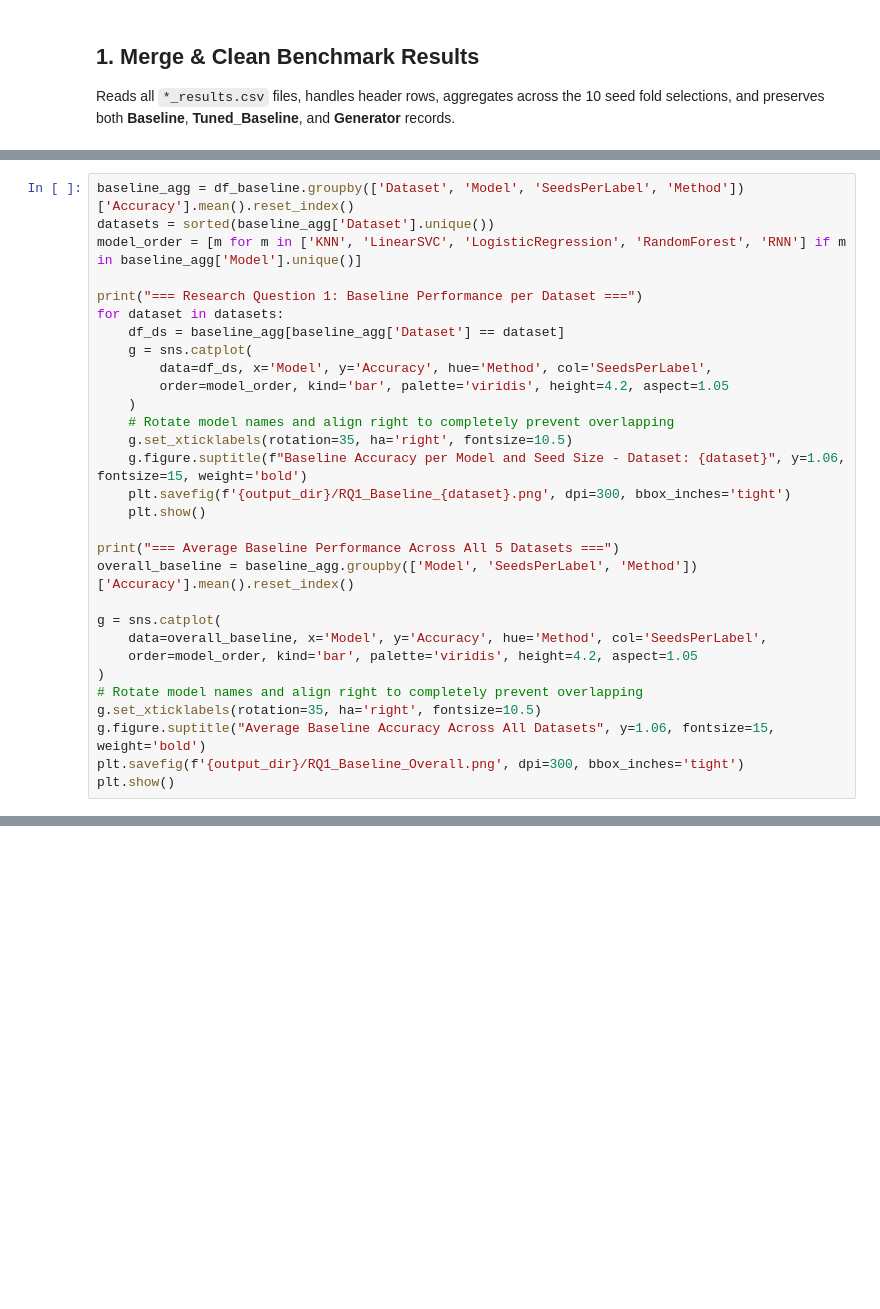
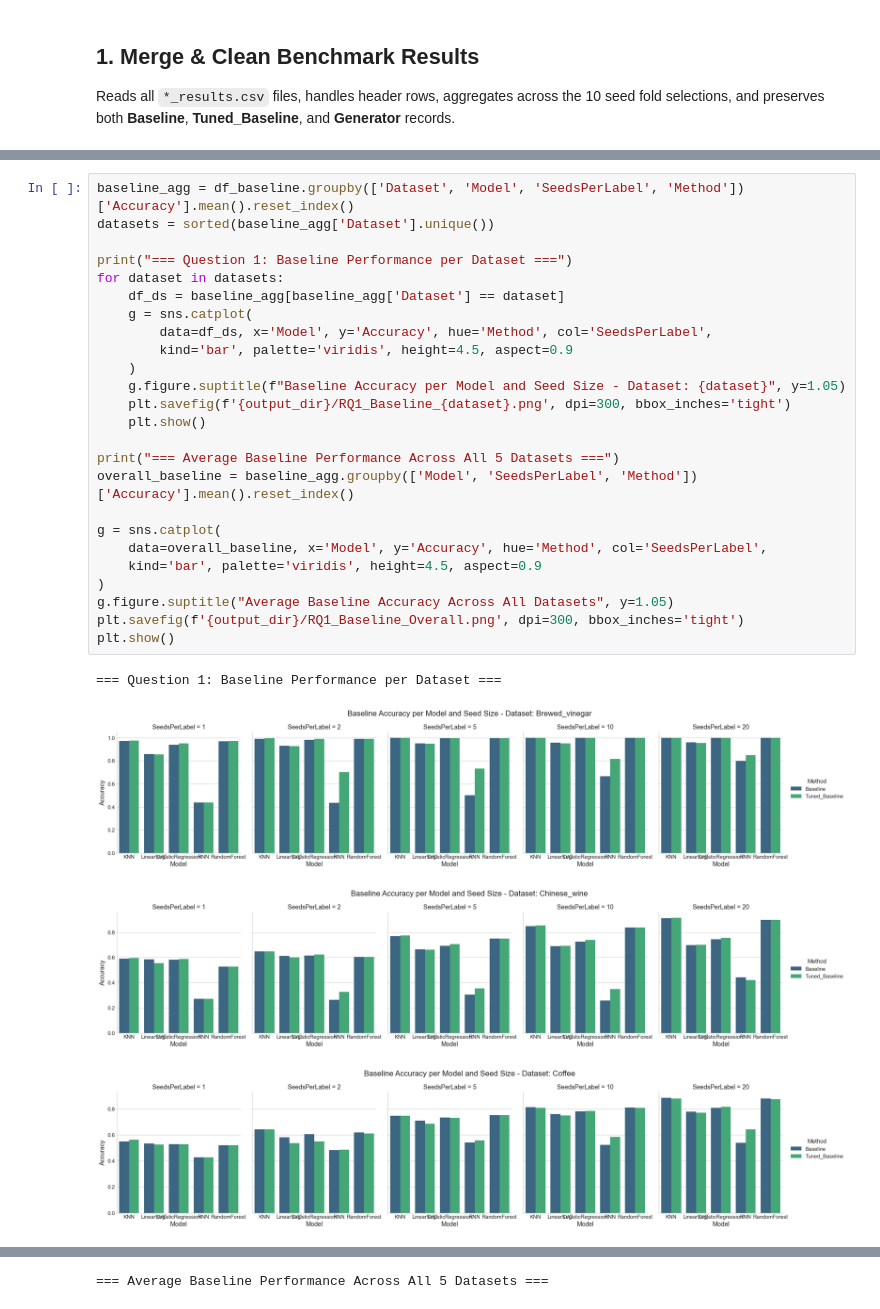
Before and after one commit to pdtrung1994/Synthesis-Data-Gen, a Jupyter notebook: Visualization/Visualization.ipynb, the cells around one changed output, grey strips where cells are left out. Cells and saved outputs as stored; diff of their text form; blank space fills up the shorter version.

Commit message:
update visualization

```diff
--- a/Visualization/Visualization.ipynb
+++ b/Visualization/Visualization.ipynb
@@ -140,30 +349,30 @@ Compares raw `Baseline` vs. `Tuned_Baseline` across initial seed sizes (1, 2, 5,
 # %%
 baseline_agg = df_baseline.groupby(['Dataset', 'Model', 'SeedsPerLabel', 'Method'])['Accuracy'].mean().reset_index()
 datasets = sorted(baseline_agg['Dataset'].unique())
-model_order = [m for m in ['KNN', 'LinearSVC', 'LogisticRegression', 'RandomForest', 'RNN'] if m in baseline_agg['Model'].unique()]
 
-print("=== Research Question 1: Baseline Performance per Dataset ===")
+print("=== Question 1: Baseline Performance per Dataset ===")
 for dataset in datasets:
     df_ds = baseline_agg[baseline_agg['Dataset'] == dataset]
     g = sns.catplot(
         data=df_ds, x='Model', y='Accuracy', hue='Method', col='SeedsPerLabel',
-        order=model_order, kind='bar', palette='viridis', height=4.2, aspect=1.05
+        kind='bar', palette='viridis', height=4.5, aspect=0.9
     )
-    # Rotate model names and align right to completely prevent overlapping
-    g.set_xticklabels(rotation=35, ha='right', fontsize=10.5)
-    g.figure.suptitle(f"Baseline Accuracy per Model and Seed Size - Dataset: {dataset}", y=1.06, fontsize=15, weight='bold')
+    g.figure.suptitle(f"Baseline Accuracy per Model and Seed Size - Dataset: {dataset}", y=1.05)
     plt.savefig(f'{output_dir}/RQ1_Baseline_{dataset}.png', dpi=300, bbox_inches='tight')
     plt.show()
 
 print("=== Average Baseline Performance Across All 5 Datasets ===")
 overall_baseline = baseline_agg.groupby(['Model', 'SeedsPerLabel', 'Method'])['Accuracy'].mean().reset_index()
 
 g = sns.catplot(
     data=overall_baseline, x='Model', y='Accuracy', hue='Method', col='SeedsPerLabel',
-    order=model_order, kind='bar', palette='viridis', height=4.2, aspect=1.05
+    kind='bar', palette='viridis', height=4.5, aspect=0.9
 )
-# Rotate model names and align right to completely prevent overlapping
-g.set_xticklabels(rotation=35, ha='right', fontsize=10.5)
-g.figure.suptitle("Average Baseline Accuracy Across All Datasets", y=1.06, fontsize=15, weight='bold')
+g.figure.suptitle("Average Baseline Accuracy Across All Datasets", y=1.05)
 plt.savefig(f'{output_dir}/RQ1_Baseline_Overall.png', dpi=300, bbox_inches='tight')
 plt.show()
+# %% [output]
+=== Question 1: Baseline Performance per Dataset ===
+[figure, added]
+[figure, added]
+[figure, added]
@@ -169,0 +381 @@ plt.show()
+=== Average Baseline Performance Across All 5 Datasets ===
```
Also changed, not shown: parts of 19 cells of this notebook, 9 other files.
